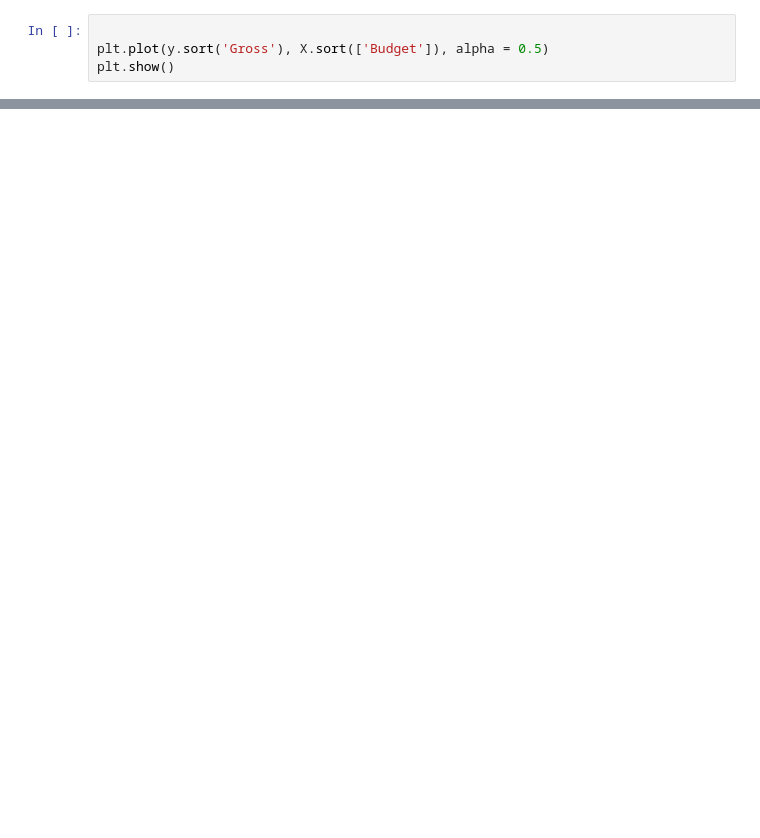
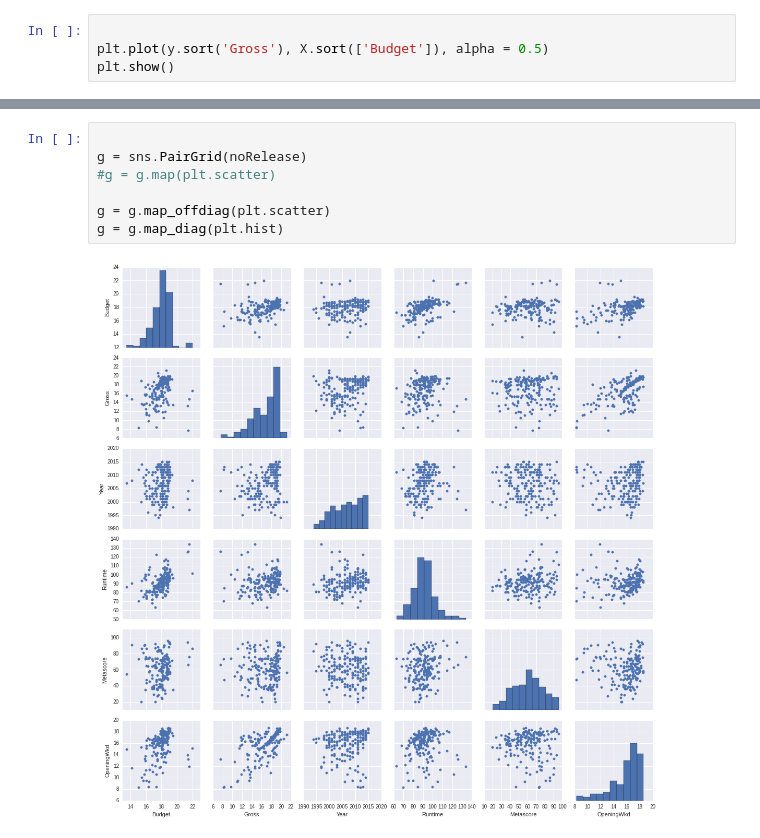
Before and after one commit to mykoz/luthor_project, a Jupyter notebook: DOTHINGSWITHDATA.ipynb, the cells around one changed output, grey strips where cells are left out. Drawn from its saved outputs; the diff is of its cells as text; blank space fills up the shorter version.

```diff
--- a/DOTHINGSWITHDATA.ipynb
+++ b/DOTHINGSWITHDATA.ipynb
@@ -138,0 +248,9 @@ plt.show()
+# %%
+
+g = sns.PairGrid(noRelease)
+#g = g.map(plt.scatter)
+
+g = g.map_offdiag(plt.scatter)
+g = g.map_diag(plt.hist)
+# %% [output]
+[figure, added]
```
Also changed, not shown: parts of 40 cells of this notebook, 4 other files.
